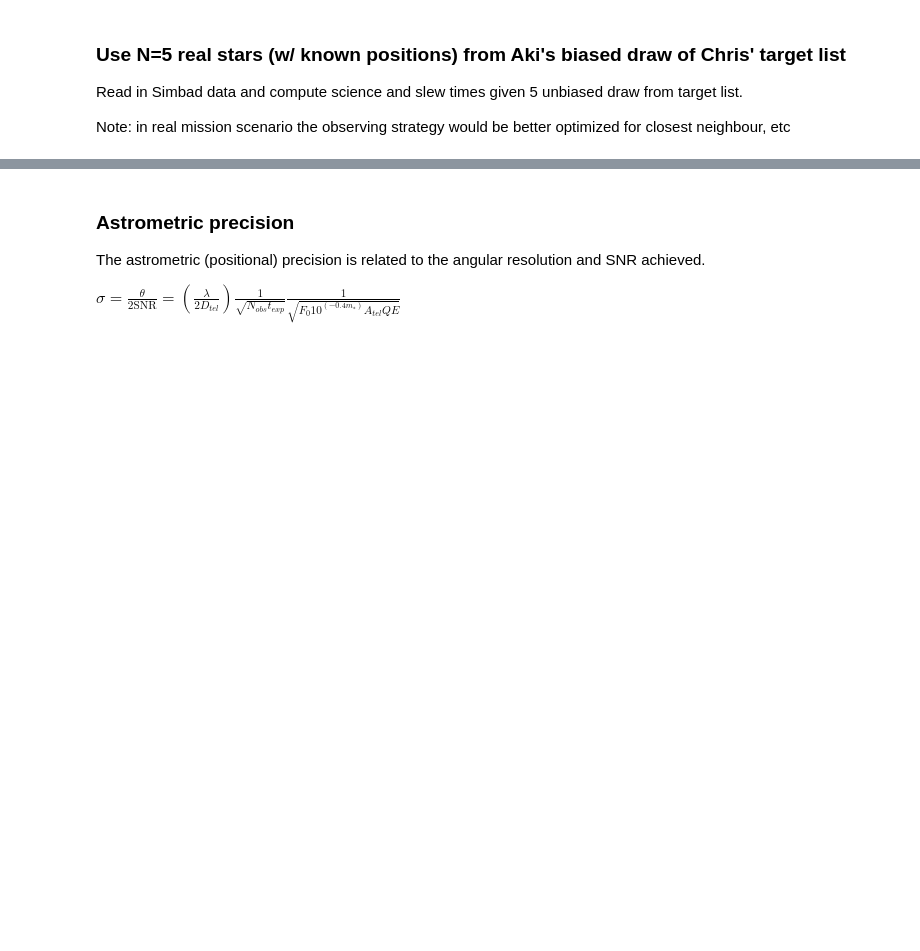
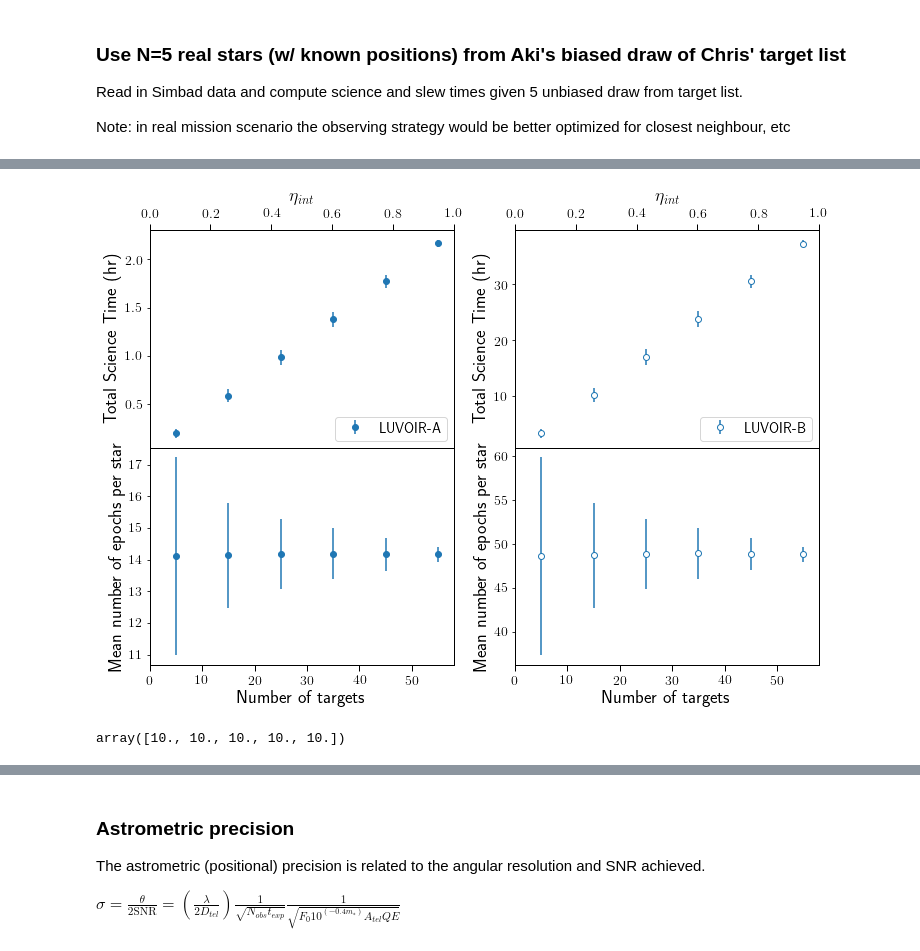
Before and after one commit to jlustigy/luvoir_hec_drm, a Jupyter notebook: astrometry.ipynb, the cells around one changed output, grey strips where cells are left out. Saved outputs shown, nothing was run; the diff lists cells and outputs as text; code cells hidden in the pictures; blank space fills up the shorter version.

```diff
--- a/astrometry.ipynb
+++ b/astrometry.ipynb
@@ -517,0 +841,40 @@ HIP48113        1.0     10.54      1.11    0.2829       3.5    0.0007    0.3421
+# %%
+fig = plt.figure(figsize=(12,8))
+ax1 = fig.add_subplot(221)
+ax1.errorbar(Ndraws, mean_science_times[:,0], std_science_times[:,0], fmt='o', label='LUVOIR-A')
+ax1.set_ylabel('Total Science Time (hr)')
+ax1.legend(loc=4)
+plt.setp(ax1.get_xticklabels(), visible=False)
+#plt.errorbar(Ndraws, mean_science_times[:,1], std_science_times[:,1], fmt='v')
+#plt.yscale('log')
+ax2 = fig.add_subplot(223, sharex=ax1)
+ax3 = ax1.twiny()
+ax3.plot(Ndraws/float(len(obj_names_all)), mean_science_times[:,0])
+ax3.cla()
+ax3.set_xlim((0, 1))
+
+ax3.set_xlabel('$\eta_{int}$')
+ax2.errorbar(Ndraws, mean_Nepochs[:,0]/Ndraws, std_Nepochs[:,0]/Ndraws, fmt='o')
+ax2.set_xlabel('Number of targets')
+ax2.set_ylabel('Mean number of epochs per star')
+ax2.set_xlim((0,len(obj_names_all)))
+
+ax1b = fig.add_subplot(222)
+ax1b.errorbar(Ndraws, mean_science_times[:,1], std_science_times[:,1], fmt='o', mfc='white', label='LUVOIR-B')
+ax1b.legend(loc=4)
+plt.setp(ax1b.get_xticklabels(), visible=False)
+ax1b.set_ylabel('Total Science Time (hr)')
+ax2b = fig.add_subplot(224, sharex=ax1b)
+ax3b = ax1b.twiny()
+ax3b.plot(Ndraws/float(len(obj_names_all)), mean_science_times[:,1])
+ax3b.set_xlim((0, 1.))
+ax3b.cla()
+ax3b.set_xlabel('$\eta_{int}$')
+ax2b.errorbar(Ndraws, mean_Nepochs[:,1]/Ndraws, std_Nepochs[:,1]/Ndraws, fmt='o', mfc='white')
+ax2b.set_xlabel('Number of targets')
+ax2b.set_ylabel('Mean number of epochs per star')
+ax2b.set_xlim((0,len(obj_names_all)))
+fig.subplots_adjust(hspace=0.)
+plt.savefig("scitime_Nepoch.png", dpi=100)
+# %% [output]
+[figure, added]
@@ -517,0 +1066,4 @@ HIP48113        1.0     10.54      1.11    0.2829       3.5    0.0007    0.3421
+# %%
+exposure_times
+# %% [output]
+array([10., 10., 10., 10., 10.])
```
Also changed, not shown: parts of 28 cells of this notebook.
